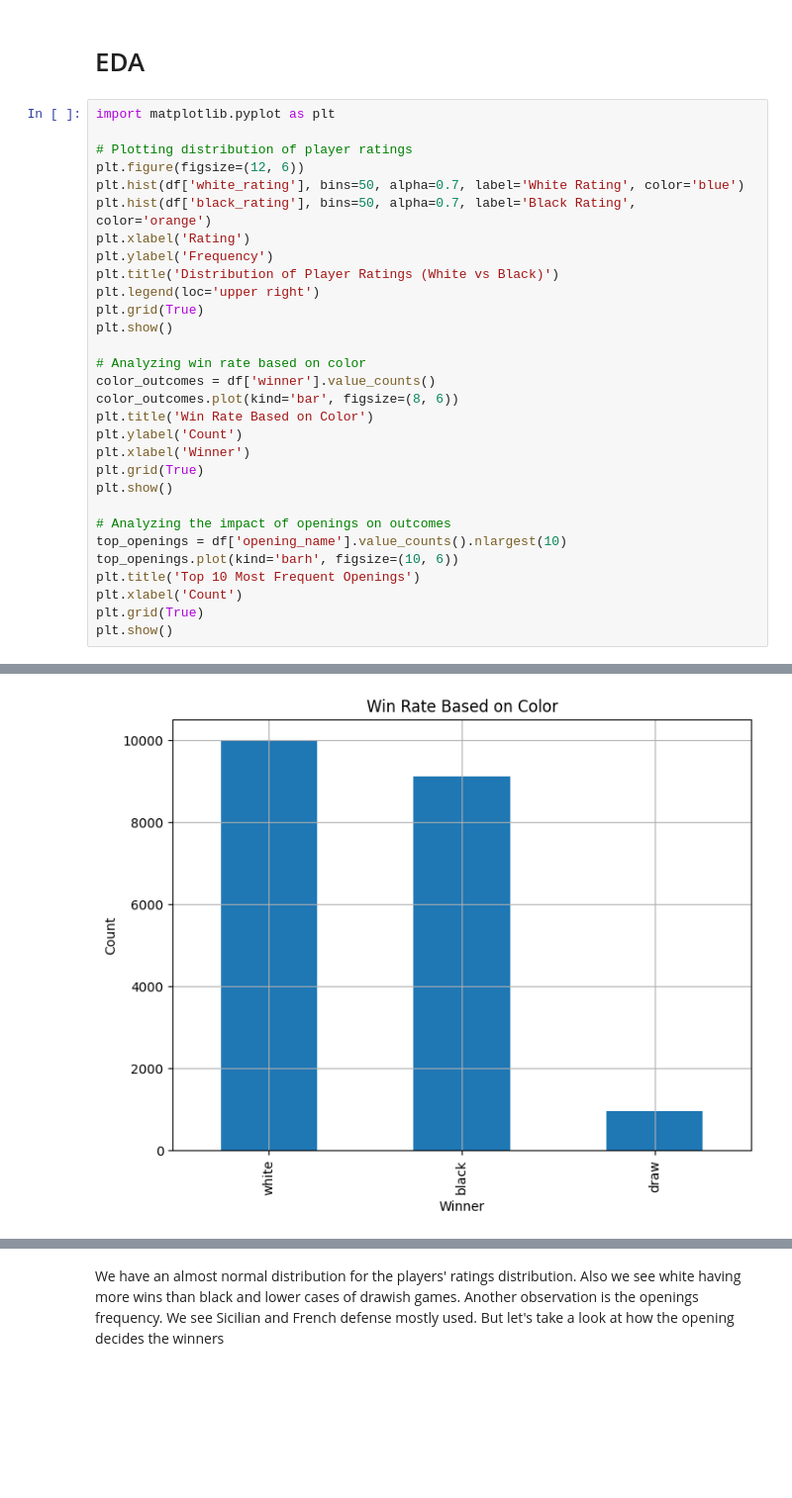
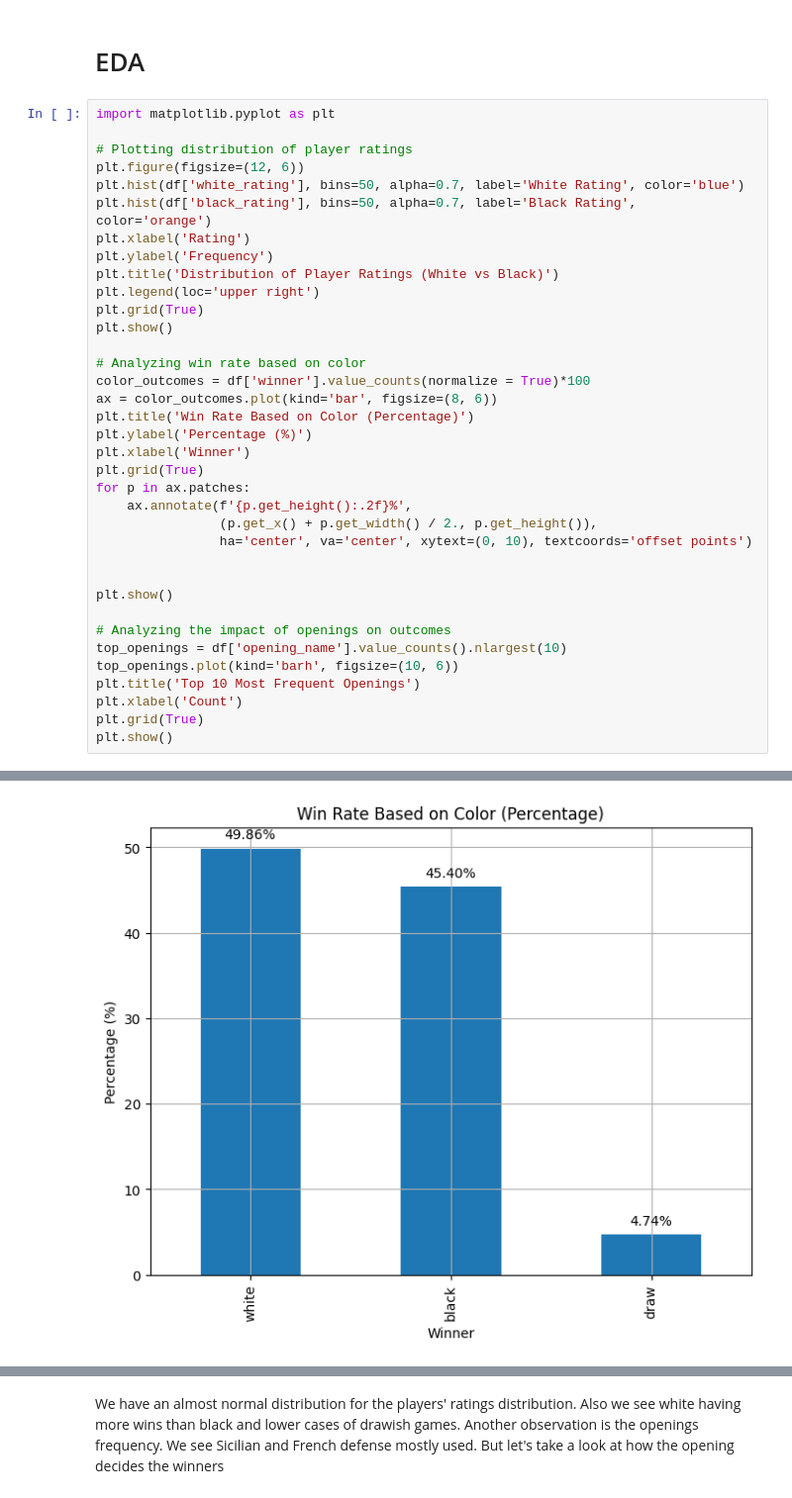
Before and after one commit to Ajodo-Godson/CP191-RAR, a Jupyter notebook: Game_Modelling.ipynb, the cells around one changed output, grey strips where cells are left out. Shown: that part at 99% size. Cells and saved outputs as stored; diff of their text form; blank space fills up the shorter version.

```diff
--- a/Game_Modelling.ipynb
+++ b/Game_Modelling.ipynb
@@ -191,36 +191,42 @@ We'll ignore the others for now, but of course, we need an id to keep track.
 # %%
 import matplotlib.pyplot as plt
 
 # Plotting distribution of player ratings
 plt.figure(figsize=(12, 6))
 plt.hist(df['white_rating'], bins=50, alpha=0.7, label='White Rating', color='blue')
 plt.hist(df['black_rating'], bins=50, alpha=0.7, label='Black Rating', color='orange')
 plt.xlabel('Rating')
 plt.ylabel('Frequency')
 plt.title('Distribution of Player Ratings (White vs Black)')
 plt.legend(loc='upper right')
 plt.grid(True)
 plt.show()
 
 # Analyzing win rate based on color
-color_outcomes = df['winner'].value_counts()
-color_outcomes.plot(kind='bar', figsize=(8, 6))
-plt.title('Win Rate Based on Color')
-plt.ylabel('Count')
+color_outcomes = df['winner'].value_counts(normalize = True)*100
+ax = color_outcomes.plot(kind='bar', figsize=(8, 6))
+plt.title('Win Rate Based on Color (Percentage)')
+plt.ylabel('Percentage (%)')
 plt.xlabel('Winner')
 plt.grid(True)
+for p in ax.patches:
+    ax.annotate(f'{p.get_height():.2f}%',
+                (p.get_x() + p.get_width() / 2., p.get_height()),
+                ha='center', va='center', xytext=(0, 10), textcoords='offset points')
+
+
 plt.show()
 
 # Analyzing the impact of openings on outcomes
 top_openings = df['opening_name'].value_counts().nlargest(10)
 top_openings.plot(kind='barh', figsize=(10, 6))
 plt.title('Top 10 Most Frequent Openings')
 plt.xlabel('Count')
 plt.grid(True)
 plt.show()
 # %% [output]
 [figure]
-[figure, old version]
+[figure, new version]
 [figure]
 # %% [markdown]
 We have an almost normal distribution for the players' ratings distribution.
```
Also changed, not shown: parts of 24 cells of this notebook.
